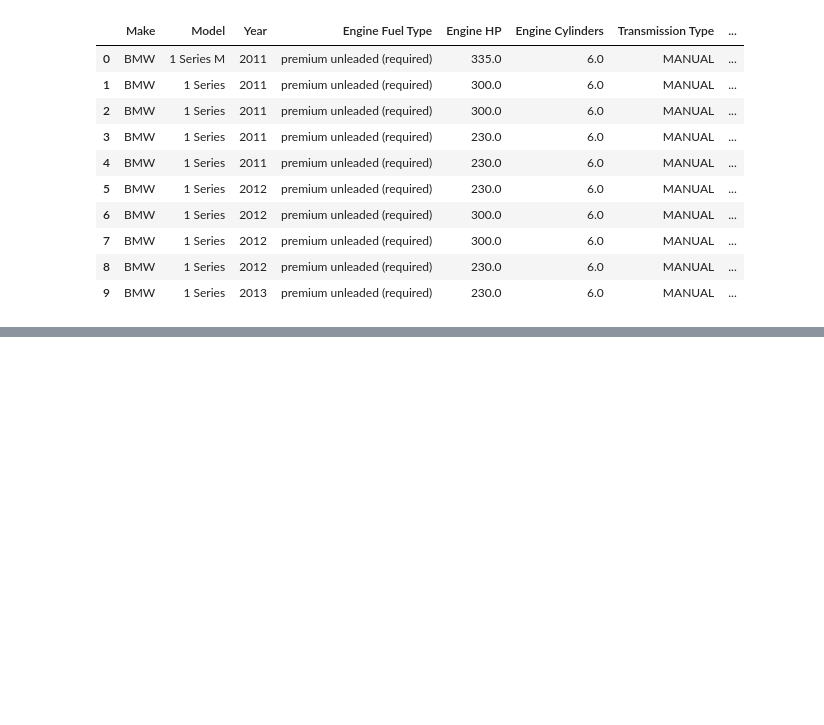
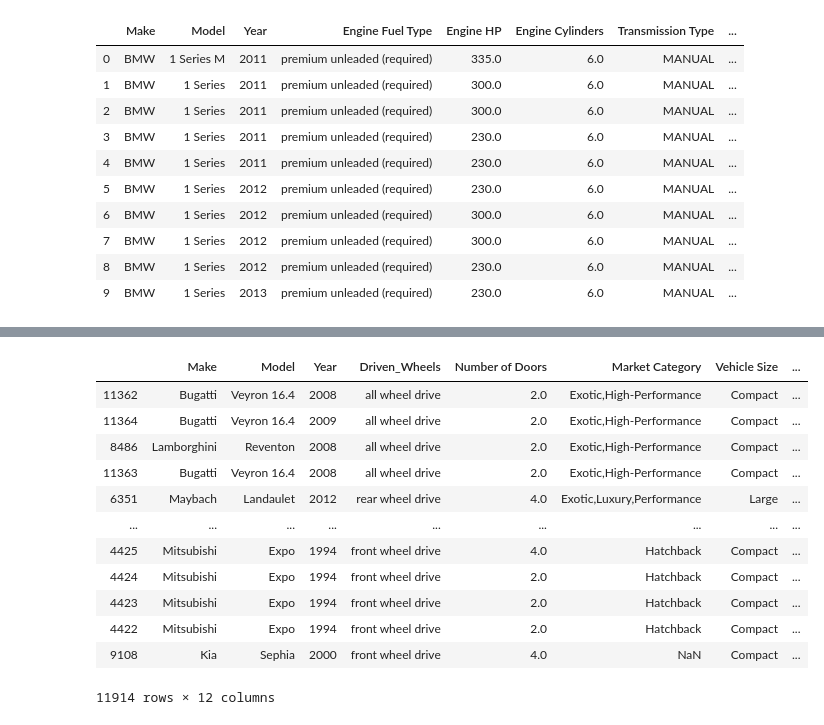
Before and after one commit to chadgielow/ETL_project, a Jupyter notebook: Karl/New_cars.ipynb, the cells around one changed output, grey strips where cells are left out. Drawn from its saved outputs; the diff is of its cells as text; code cells hidden in the pictures; blank space fills up the shorter version.

Commit message:
updates to tables and python

```diff
--- a/Karl/New_cars.ipynb
+++ b/Karl/New_cars.ipynb
@@ -3,7 +3,7 @@ import pandas as pd
 import matplotlib.pyplot as plt
 import numpy as np
 # %%
-file = "Data/data.csv"
+file = "../Data/new_car.csv"
 df = pd.read_csv(file, encoding="ISO-8859-1")
 df.head(10)
 # %% [output]
@@ -35,3 +35,20 @@ sort.head(12)
 | 1629 | Lamborghini | Aventador | 2016 | premium unleaded (required) | 750.0 | 12.0 | AUTOMATED_MANUAL | ... |
 | 698 | Maybach | 62 | 2010 | premium unleaded (required) | 631.0 | 12.0 | AUTOMATIC | ... |
 | 1623 | Lamborghini | Aventador | 2014 | premium unleaded (required) | 720.0 | 12.0 | AUTOMATED_MANUAL | ... |
+# %%
+sort = sort.drop(['Engine Fuel Type', 'Engine HP', 'Engine Cylinders', 'Transmission Type'], axis='columns')
+sort
+# %% [output]
+|  | Make | Model | Year | Driven_Wheels | Number of Doors | Market Category | Vehicle Size | ... |
+| 11362 | Bugatti | Veyron 16.4 | 2008 | all wheel drive | 2.0 | Exotic,High-Performance | Compact | ... |
+| 11364 | Bugatti | Veyron 16.4 | 2009 | all wheel drive | 2.0 | Exotic,High-Performance | Compact | ... |
+| 8486 | Lamborghini | Reventon | 2008 | all wheel drive | 2.0 | Exotic,High-Performance | Compact | ... |
+| 11363 | Bugatti | Veyron 16.4 | 2008 | all wheel drive | 2.0 | Exotic,High-Performance | Compact | ... |
+| 6351 | Maybach | Landaulet | 2012 | rear wheel drive | 4.0 | Exotic,Luxury,Performance | Large | ... |
+| ... | ... | ... | ... | ... | ... | ... | ... | ... |
+| 4425 | Mitsubishi | Expo | 1994 | front wheel drive | 4.0 | Hatchback | Compact | ... |
+| 4424 | Mitsubishi | Expo | 1994 | front wheel drive | 2.0 | Hatchback | Compact | ... |
+| 4423 | Mitsubishi | Expo | 1994 | front wheel drive | 2.0 | Hatchback | Compact | ... |
+| 4422 | Mitsubishi | Expo | 1994 | front wheel drive | 2.0 | Hatchback | Compact | ... |
+| 9108 | Kia | Sephia | 2000 | front wheel drive | 4.0 | NaN | Compact | ... |
+11914 rows × 12 columns
```
Also changed, not shown: parts of 2 cells of this notebook, 5 other files.
